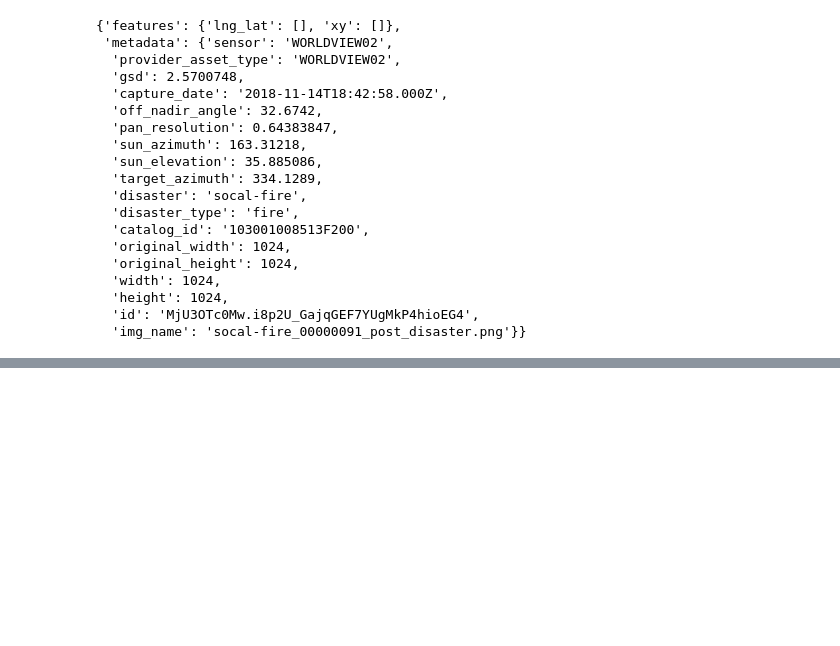
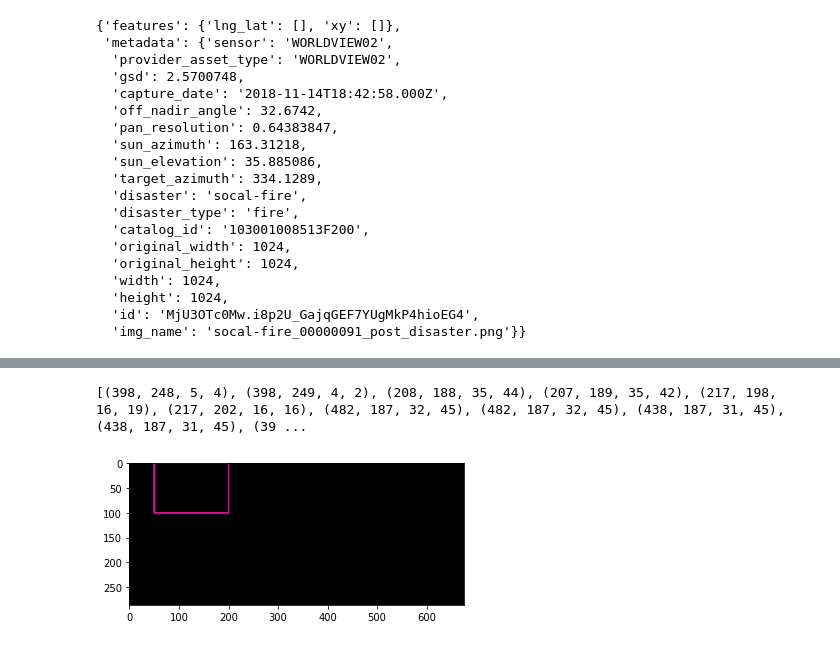
Before and after one commit to C5ipo7i/Jupyter_notebooks, a Jupyter notebook: Disaster_dataset.ipynb, the cells around one changed output, grey strips where cells are left out. Saved outputs shown, nothing was run; the diff lists cells and outputs as text; code cells hidden in the pictures; blank space fills up the shorter version.

```diff
--- a/Disaster_dataset.ipynb
+++ b/Disaster_dataset.ipynb
@@ -149,0 +194,64 @@ label_im
+# %%
+import cv2 as cv
+import numpy as np
+import argparse
+import random as rng
+rng.seed(12345)
+def thresh_callback(val):
+    threshold = val
+
+    canny_output = cv.Canny(src_gray, threshold, threshold * 2)
+
+
+    _, contours, _ = cv.findContours(canny_output, cv.RETR_TREE, cv.CHAIN_APPROX_SIMPLE)
+
+
+    boxes = []
+    contours_poly = [None]*len(contours)
+    boundRect = [None]*len(contours)
+    centers = [None]*len(contours)
+    radius = [None]*len(contours)
+    for i, c in enumerate(contours):
+        contours_poly[i] = cv.approxPolyDP(c, 3, True)
+        boundRect[i] = cv.boundingRect(contours_poly[i])
+        centers[i], radius[i] = cv.minEnclosingCircle(contours_poly[i])
+        boxes.append(boundRect[i])
+    print(boundRect)
+
+
+    drawing = np.zeros((canny_output.shape[0], canny_output.shape[1], 3), dtype=np.uint8)
+
+#     for i in range(len(contours)):
+#         color = (rng.randint(0,256), rng.randint(0,256), rng.randint(0,256))
+#         cv.drawContours(drawing, contours_poly, i, color)
+#         cv.rectangle(drawing, (int(boundRect[i][0]), int(boundRect[i][1])), \
+#           (int(boundRect[i][0]+boundRect[i][2]), int(boundRect[i][1]+boundRect[i][3])), color, 2)
+#         cv.circle(drawing, (int(centers[i][0]), int(centers[i][1])), int(radius[i]), color, 2)
+    i = 5
+    color = (rng.randint(0,256), rng.randint(0,256), rng.randint(0,256))
+#     cv.rectangle(drawing, (int(boundRect[i][0]), int(boundRect[i][1])), \
+#       (int(boundRect[i][0]+boundRect[i][2]), int(boundRect[i][1]+boundRect[i][3])), color, 2)
+    cv.rectangle(drawing, (50, 0), \
+      (200, 100), color, 2)
+    imgplot = plt.imshow(drawing)
+    plt.show()
+#     cv.imshow('Contours', drawing)
+
+src = cv.imread('/Users/morgan/Desktop/Screen Shot 2019-11-20 at 8.28.46 PM.png')
+if src is None:
+    print('Could not open or find the image:', args.input)
+    exit(0)
+# Convert image to gray and blur it
+src_gray = cv.cvtColor(src, cv.COLOR_BGR2GRAY)
+src_gray = cv.blur(src_gray, (3,3))
+source_window = 'Source'
+# cv.namedWindow(source_window)
+# cv.imshow(source_window, src)
+max_thresh = 255
+thresh = 100 # initial threshold
+cv.createTrackbar('Canny thresh:', source_window, thresh, max_thresh, thresh_callback)
+thresh_callback(thresh)
+# cv.waitKey()
+# %% [output]
+[(398, 248, 5, 4), (398, 249, 4, 2), (208, 188, 35, 44), (207, 189, 35, 42), (217, 198, 16, 19), (217, 202, 16, 16), (482, 187, 32, 45), (482, 187, 32, 45), (438, 187, 31, 45), (438, 187, 31, 45), (39 ...
+[figure, added]
```
Also changed, not shown: parts of 7 cells of this notebook.
